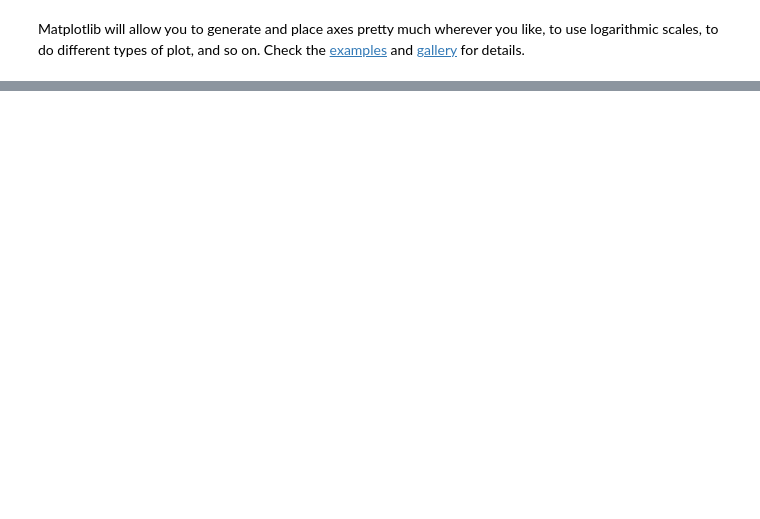
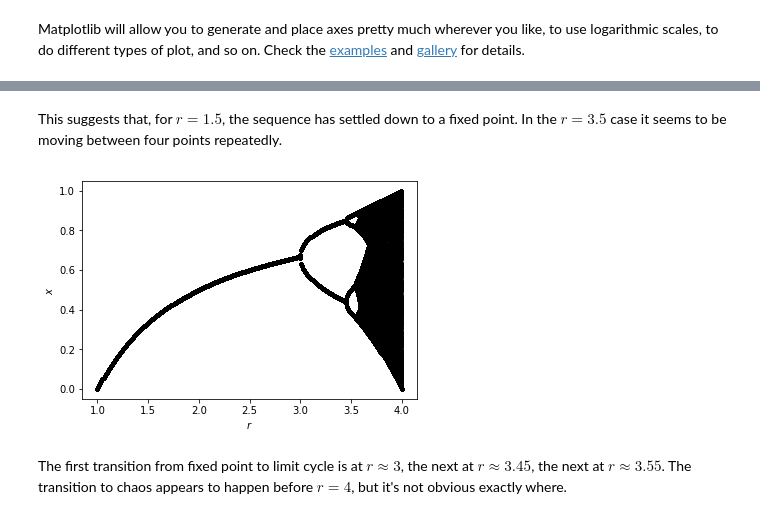
Before and after one commit to IanHawke/orcomp-training, a Jupyter notebook: 03-plotting-data.ipynb, the cells around one changed output, grey strips where cells are left out. Saved outputs shown, nothing was run; the diff lists cells and outputs as text; code cells hidden in the pictures; blank space fills up the shorter version.

```diff
--- a/03-plotting-data.ipynb
+++ b/03-plotting-data.ipynb
@@ -95,0 +129,21 @@ Matplotlib will allow you to generate and place axes pretty much wherever you li
+# %% [markdown]
+This suggests that, for $r=1.5$, the sequence has settled down to a fixed point. In the $r=3.5$ case it seems to be moving between four points repeatedly.
+# %%
+# This is the "best" way of doing it, but we may not have much numpy yet
+# r_values = numpy.arange(1.0, 4.0, 0.01)
+# This way only uses lists
+r_values = []
+for i in range(302):
+    r_values.append(1.0 + 0.01 * i)
+x0 = 0.5
+N = 2000
+for r in r_values:
+    sequence = logistic(x0, r, N)
+    pyplot.plot(r*numpy.ones_like(sequence[1000:]), sequence[1000:], 'k.')
+pyplot.xlabel(r'$r$')
+pyplot.ylabel(r'$x$')
+pyplot.show()
+# %% [output]
+[figure, added]
+# %% [markdown]
+The first transition from fixed point to limit cycle is at $r \approx 3$, the next at $r \approx 3.45$, the next at $r \approx 3.55$. The transition to chaos appears to happen before $r=4$, but it's not obvious exactly where.
```
Also changed, not shown: parts of 10 cells of this notebook.
